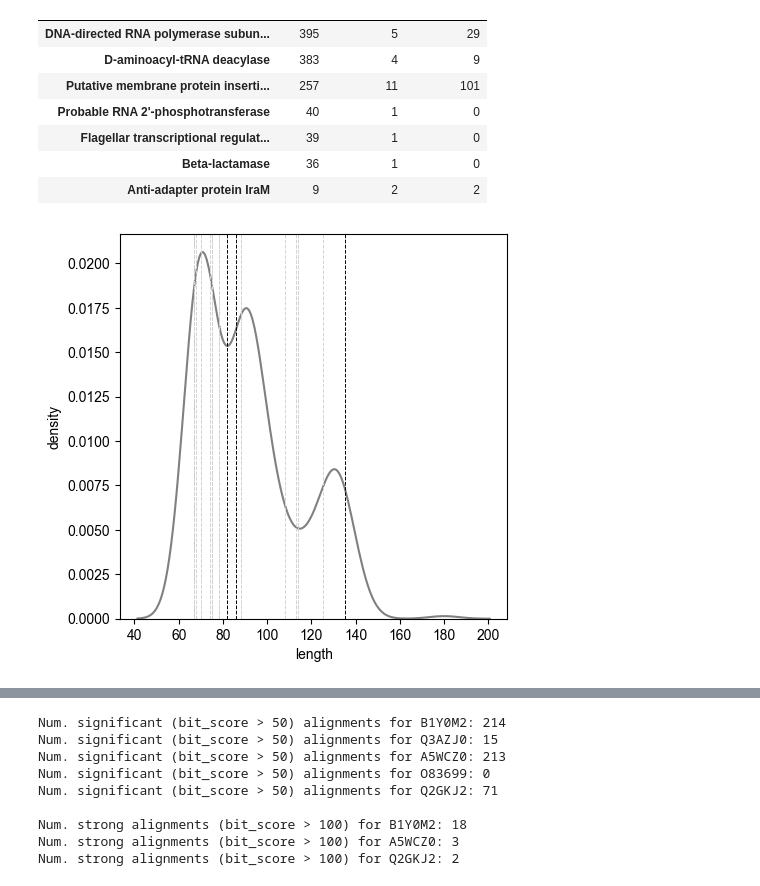
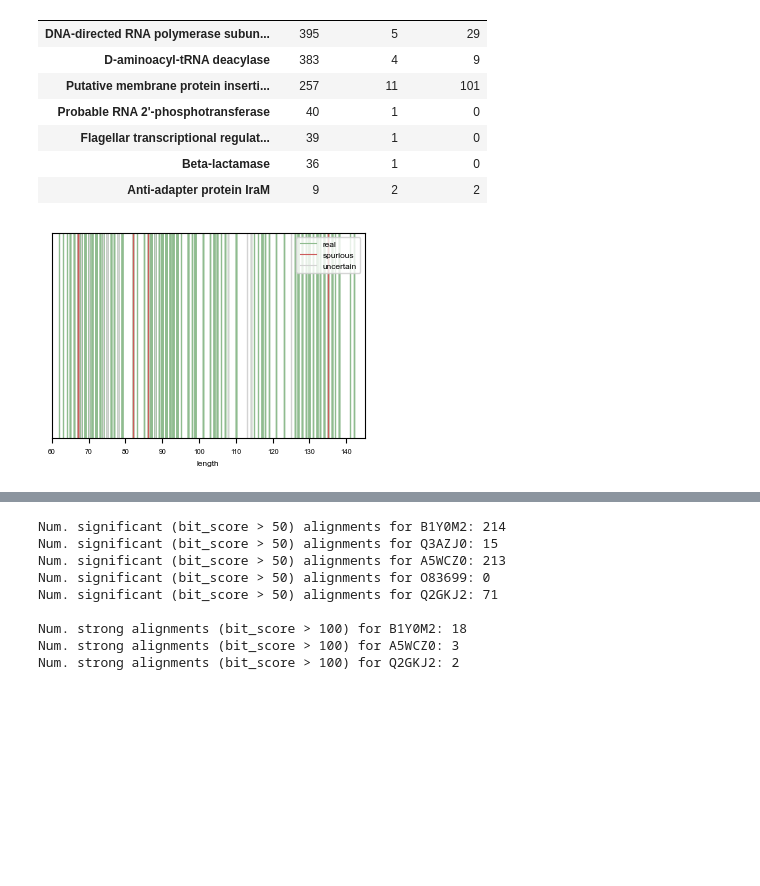
Before and after one commit to pipparichter/frugal, a Jupyter notebook: notebooks/results-1-3.ipynb, the cells around one changed output, grey strips where cells are left out. Drawn from its saved outputs; the diff is of its cells as text; code cells hidden in the pictures; blank space fills up the shorter version.

```diff
--- a/notebooks/results-1-3.ipynb
+++ b/notebooks/results-1-3.ipynb
@@ -36,5 +33,5 @@ results_df = pd.concat([train_results_df, test_results_df])
 results_df = results_df.merge(pd.read_csv('../data/dataset/dataset.csv', index_col=0), left_index=True, right_index=True)
 results_df = results_df.rename(columns={f'{model_name}_output_0':'model_output_0', f'{model_name}_output_1':'model_output_1', f'{model_name}_label':'model_label'})[['model_label', 'model_output_0', 'model_output_1', 'dataset']].copy()
 results_df = results_df.merge(pd.read_csv('../data/dataset/dataset.csv', index_col=0), left_index=True, right_index=True)
-results_df = apply_thresholds(results_df)
+results_df = apply_thresholds(results_df, real_threshold=0.8, spurious_threshold=0.95)
 # %%
@@ -92,29 +90,42 @@ def get_amino_acid_composition(df:pd.DataFrame):
     aa_comp_df = pd.DataFrame(aa_comp_df, index=df.index)[amino_acids]
     return aa_comp_df, amino_acids
 # %%
-def figure(results_df:pd.DataFrame):
+def figure_1(results_df:pd.DataFrame, path:str='../figures/results-1.3_figure-1.pdf'):
 
-    fig, ax = plt.subplots(figsize=(5, 5))
+    fig, ax = get_figure(n_cols=1)
 
     ax_df = results_df.copy()
     ax_df['length'] = ax_df.seq.apply(len)
 
     spurious_ids = results_df[results_df.spurious].index
     real_ids = results_df[results_df.real].index
     uncertain_ids = results_df[results_df.uncertain].index
 
-    sns.kdeplot(ax_df.loc[real_ids], x='length', color='gray')
+    # sns.kdeplot(ax_df.loc[real_ids], x='length', color='darkseagreen')
+    for length in ax_df.loc[real_ids].length:
+        ax.axvline(length, ls='-', color='darkseagreen', lw=1)
+    for length in ax_df.loc[uncertain_ids].length:
+        ax.axvline(length, ls='-', color='lightgray', lw=1)
     for length in ax_df.loc[spurious_ids].length:
-        ax.axvline(length, ls='--', color='black', lw=0.7)
-    for length in ax_df.loc[uncertain_ids].length:
-        ax.axvline(length, ls='--', color='lightgray', lw=0.7)
+        ax.axvline(length, ls='-', color='indianred', lw=1)
 
-    ax.set_ylabel('density')
+    # Make a custom legend.
+    handles = list()
+    handles += [Line2D([0], [0], color='darkseagreen', label=f'real', ls='-')]
+    handles += [Line2D([0], [0], color='indianred', label=f'spurious', ls='-')]
+    handles += [Line2D([0], [0], color='lightgray', label=f'uncertain', ls='-')]
 
-    plt.show()
+    ax.legend(handles=handles, loc='upper right')
 
-%matplotlib inline
-figure(rpoz_results_df)
+    ax.set_xlabel('length')
+    ax.set_yticks([])
+    ax.set_xlim(xmax=145, xmin=60)
+
+    save_figure(fig, path=path)
+
+# I realize this is not the best way to show a length distribution, but I wanted to get individual-level resolution
+# in case very small length differences are obscured by a KDE.
+figure_1(rpoz_results_df)
 # %% [output]
-[figure, old version]
+[figure, new version]
 # %%
```
Also changed, not shown: parts of 8 cells of this notebook, 16 other files.
